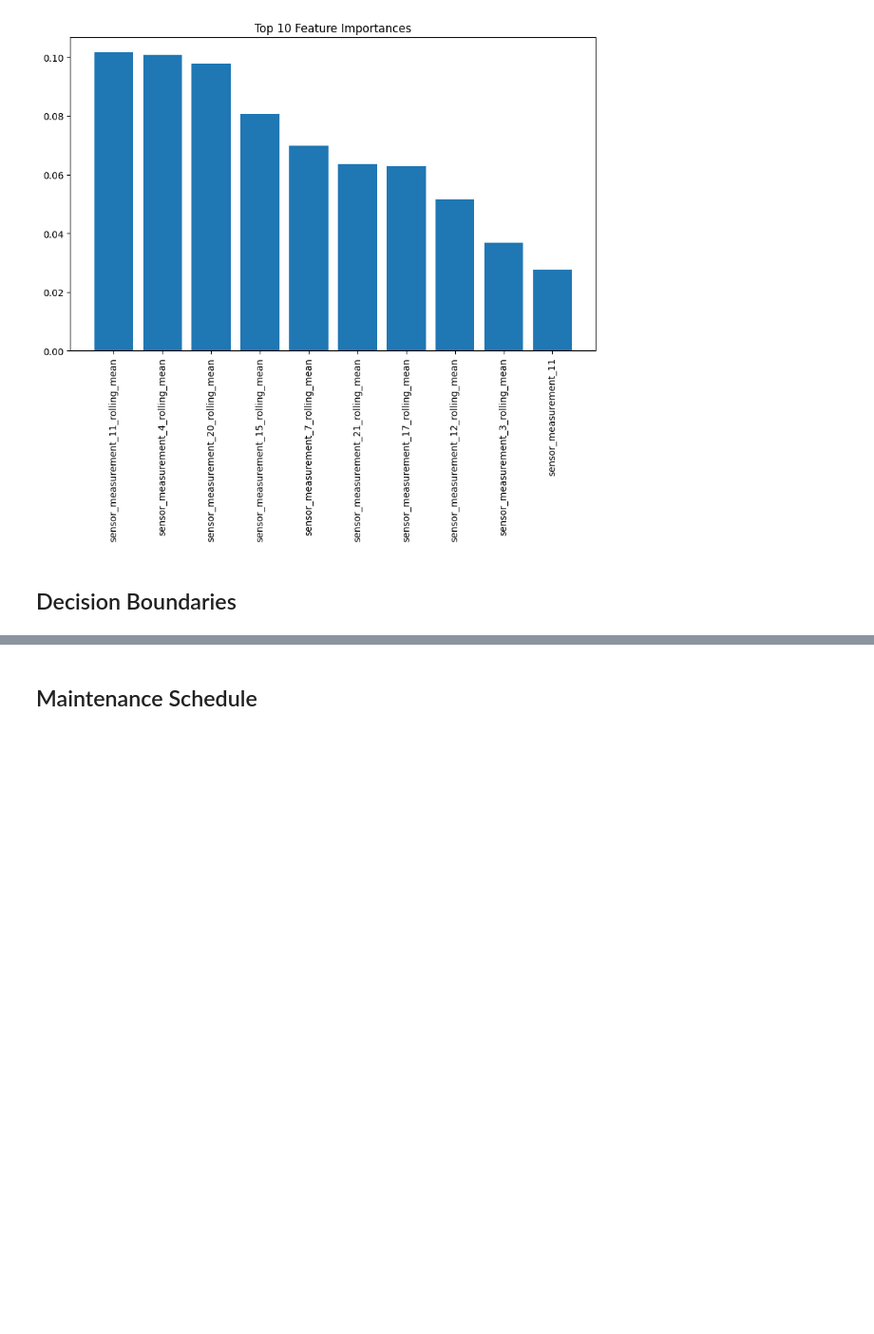
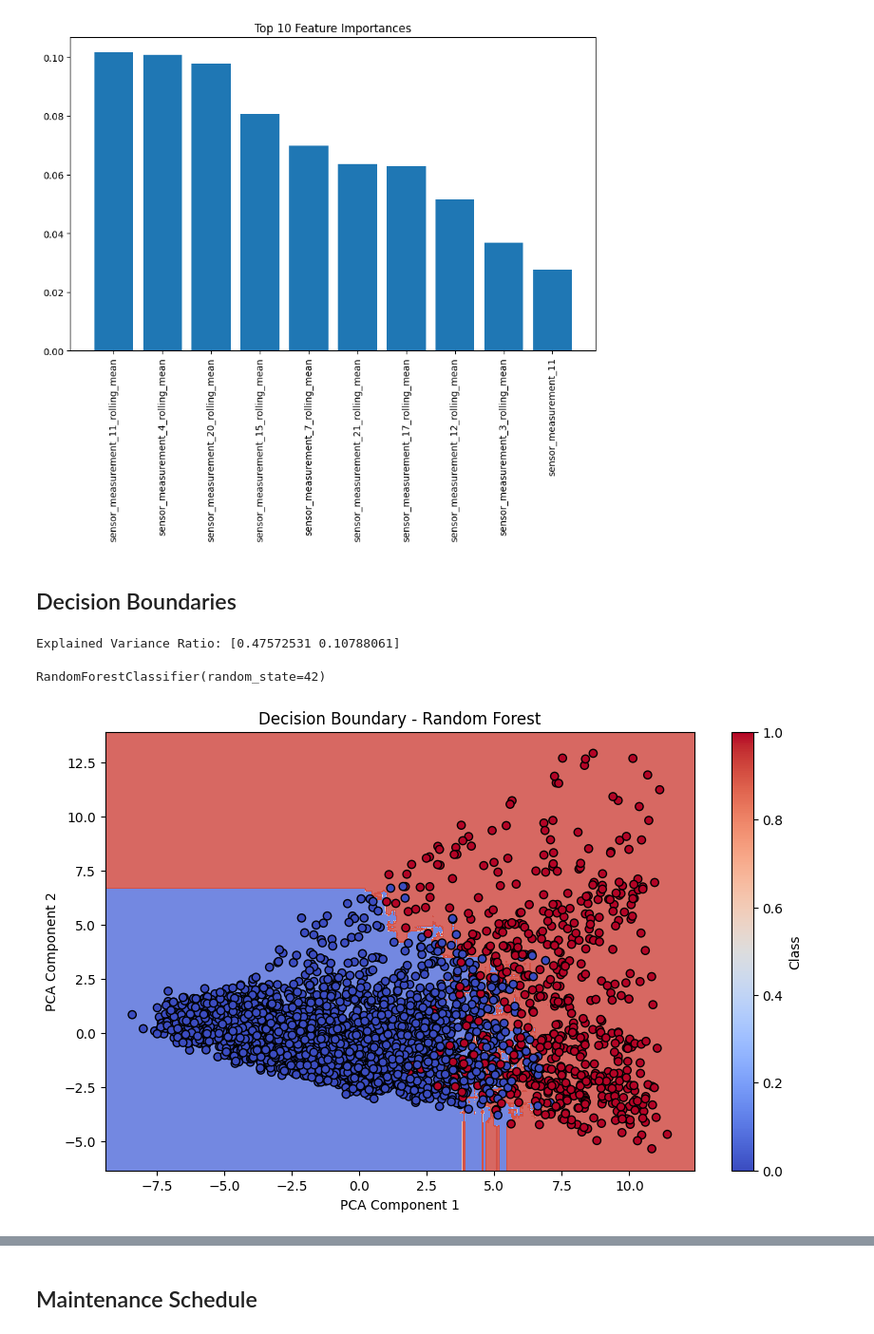
Before and after one commit to Housseem946/Predictive-maintenance-Ml-RL, a Jupyter notebook: Smart_Predictive_Maintenance_for_Industrial_Equipment.ipynb, the cells around one changed output, grey strips where cells are left out. Shown at 95% size. Cells and saved outputs as stored; diff of their text form; code cells hidden in the pictures; blank space fills up the shorter version.

```diff
--- a/Smart_Predictive_Maintenance_for_Industrial_Equipment.ipynb
+++ b/Smart_Predictive_Maintenance_for_Industrial_Equipment.ipynb
@@ -984,10 +1066,14 @@ X_train, X_val, y_train, y_val = train_test_split(X, y, test_size=0.2, random_st
 # Initialize TPOTClassifier
 tpot = TPOTClassifier(
     generations=5,  # Number of generations to run
-    population_size=50,  # Number of pipelines in each generation
+    # population_size=50,  # Number of pipelines in each generation
+    population_size=10,  # Number of pipelines in each generation
+
     verbosity=2,  # Show progress
     random_state=42,
-    scoring='roc_auc'  # Optimize for AUC
+    scoring='roc_auc', # Optimize for AUC
+    n_jobs=-1  # Use all available processors
+
 )
 
 # Fit the AutoML model
@@ -1280,0 +1296,43 @@ plt.show()
+# %%
+from sklearn.decomposition import PCA
+
+# Reduce to 2 components for visualization
+pca = PCA(n_components=2)
+X_train_pca = pca.fit_transform(X_train)
+X_val_pca = pca.transform(X_val)
+
+print("Explained Variance Ratio:", pca.explained_variance_ratio_)
+# %% [output]
+Explained Variance Ratio: [0.47572531 0.10788061]
+# %%
+# Train Random Forest on PCA-transformed data
+rf_clf_pca = RandomForestClassifier(n_estimators=100, random_state=42)
+rf_clf_pca.fit(X_train_pca, y_train)
+# %% [output]
+RandomForestClassifier(random_state=42)
+# %%
+import numpy as np
+import matplotlib.pyplot as plt
+
+# Create a meshgrid
+x_min, x_max = X_val_pca[:, 0].min() - 1, X_val_pca[:, 0].max() + 1
+y_min, y_max = X_val_pca[:, 1].min() - 1, X_val_pca[:, 1].max() + 1
+xx, yy = np.meshgrid(np.arange(x_min, x_max, 0.01), np.arange(y_min, y_max, 0.01))
+
+# Combine meshgrid for prediction
+mesh_points = np.c_[xx.ravel(), yy.ravel()]
+# %%
+# Plot decision boundary for Random Forest
+Z_rf = rf_clf_pca.predict(mesh_points)
+Z_rf = Z_rf.reshape(xx.shape)
+
+plt.figure(figsize=(10, 6))
+plt.contourf(xx, yy, Z_rf, alpha=0.8, cmap='coolwarm')
+plt.scatter(X_val_pca[:, 0], X_val_pca[:, 1], c=y_val, edgecolors='k', cmap='coolwarm')
+plt.title("Decision Boundary - Random Forest")
+plt.xlabel("PCA Component 1")
+plt.ylabel("PCA Component 2")
+plt.colorbar(label='Class')
+plt.show()
+# %% [output]
+[figure, added]
```
Also changed, not shown: parts of 54 cells of this notebook.
